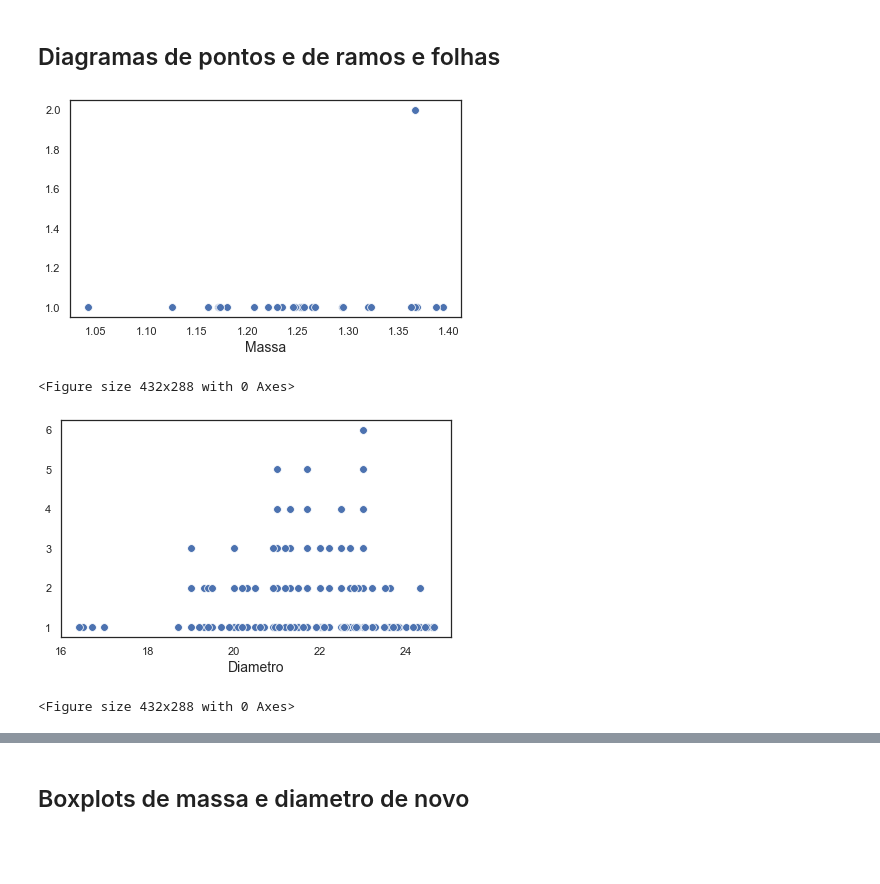
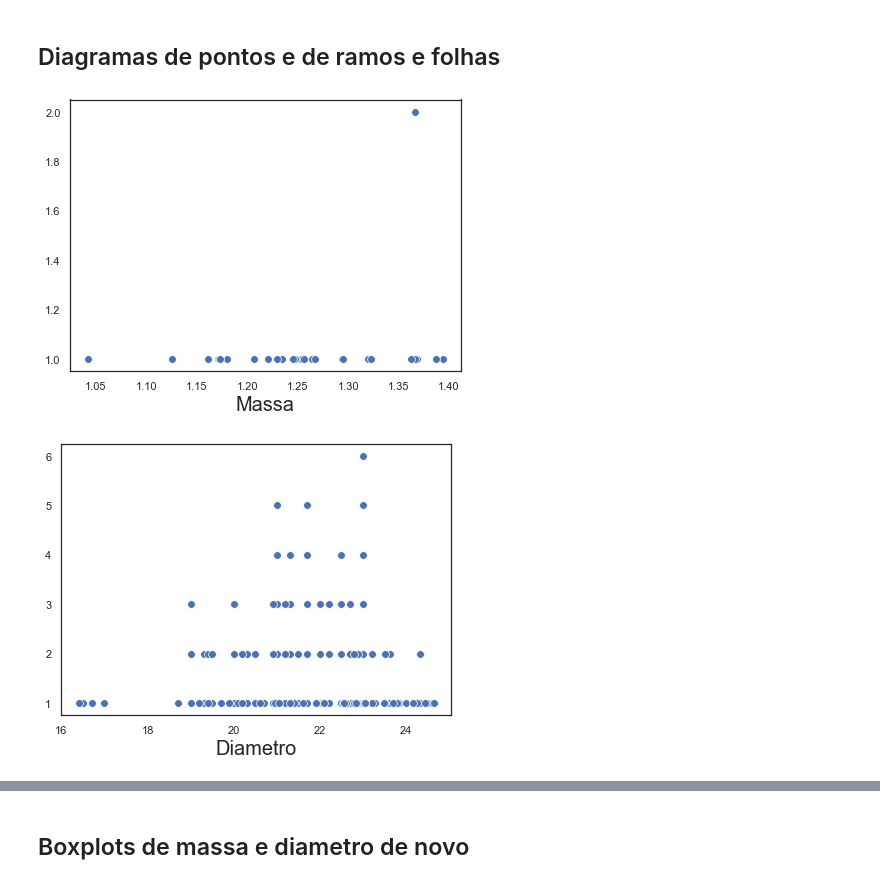
Before and after one commit to LucasHattoriCosta/Poli, a Jupyter notebook: Qualidade/L2/L2.ipynb, the cells around one changed output, grey strips where cells are left out. Saved outputs shown, nothing was run; the diff lists cells and outputs as text; code cells hidden in the pictures; blank space fills up the shorter version.

```diff
--- a/Qualidade/L2/L2.ipynb
+++ b/Qualidade/L2/L2.ipynb
@@ -13,7 +13,7 @@ import seaborn as sns
 
 %matplotlib inline
 # %%
-data = pd.read_csv('./data.csv', sep = ';').dropna().set_index(['Grupo', 'i'])
+data = pd.read_csv('./data/data.csv', sep = ';').dropna().set_index(['Grupo', 'i'])
 # %%
 def gen_descriptive_stats(data, name):
     if len(data.shape) == 1: # it's pd.Series
@@ -115,43 +143,42 @@ dummy = []
 for index, qtd in enumerate(massa['m']):
     subset = massa.iloc[:index + 1]  # Create subset starting at the beginning of dataset until the movie itself
     count = len(subset[subset['m'] == qtd])  # Count all movies from the same year in this subset
     dummy.append(count)  # Appended counts will be used as vertical values in the scatterplot,
     # which will help to create a dot plot
 
 # Data for the plot
 x = massa['m']
 y = dummy
 
 # Dot plot created using scatter plot
-plt.figure(figsize=(7, 4))
+plt.figure(figsize=(7, 5))
 ax = sns.scatterplot(x, y, s=60, legend="full", palette="RdYlGn")
-plt.xlabel("Massa", size=14)
+plt.xlabel("Massa", size=20)
+plt.savefig('./figures/dotplot_massa.png', dpi=500)
 plt.show()
-plt.savefig('dotplot_massa.png', dpi=500)
+
 
 dummy = []
 
 for index, qtd in enumerate(diam['diam']):
     subset = diam.iloc[:index + 1]  # Create subset starting at the beginning of dataset until the movie itself
     count = len(subset[subset['diam'] == qtd])  # Count all movies from the same year in this subset
     dummy.append(count)  # Appended counts will be used as vertical values in the scatterplot,
     # which will help to create a dot plot
 
 # Data for the plot
 x = diam['diam']
 y = dummy
 
 # Dot plot created using scatter plot
-plt.figure(figsize=(7, 4))
+plt.figure(figsize=(7, 5))
 ax = sns.scatterplot(x, y, s=60, legend="full", palette="RdYlGn")
-plt.xlabel("Diametro", size=14)
+plt.xlabel("Diametro", size=20)
+plt.savefig('./figures/dotplot_diametro.png', dpi=500)
 plt.show()
-plt.savefig('dotplot_diametro.png', dpi=500)
 # %% [output]
-[figure, old version]
+[figure, new version]
-<Figure size 432x288 with 0 Axes>
-[figure, old version]
+[figure, new version]
-<Figure size 432x288 with 0 Axes>
 # %% [raw]
 O stem plot eu fiz no R, só copiar
 
```
Also changed, not shown: parts of 49 cells of this notebook, 42 other files.
